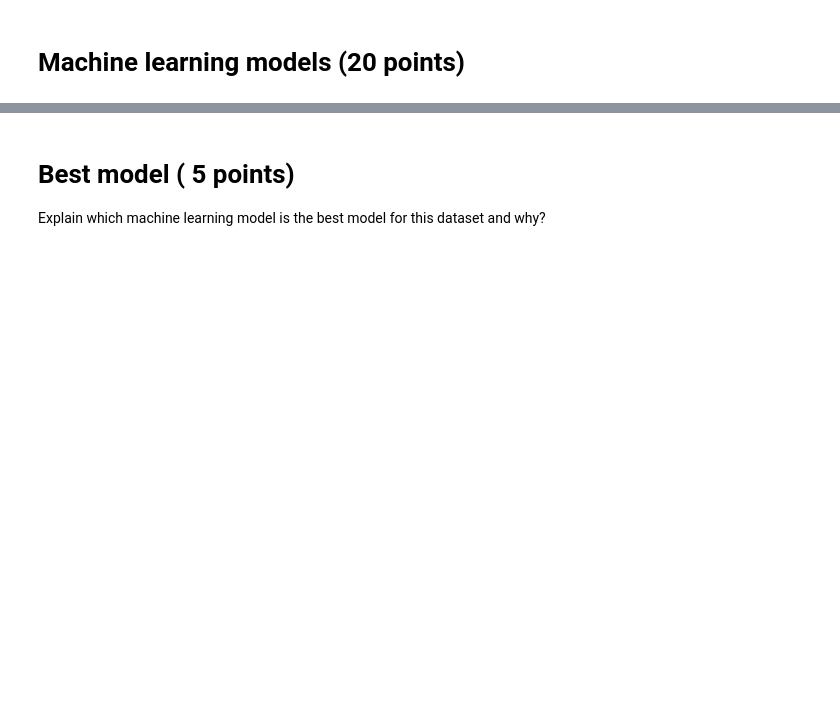
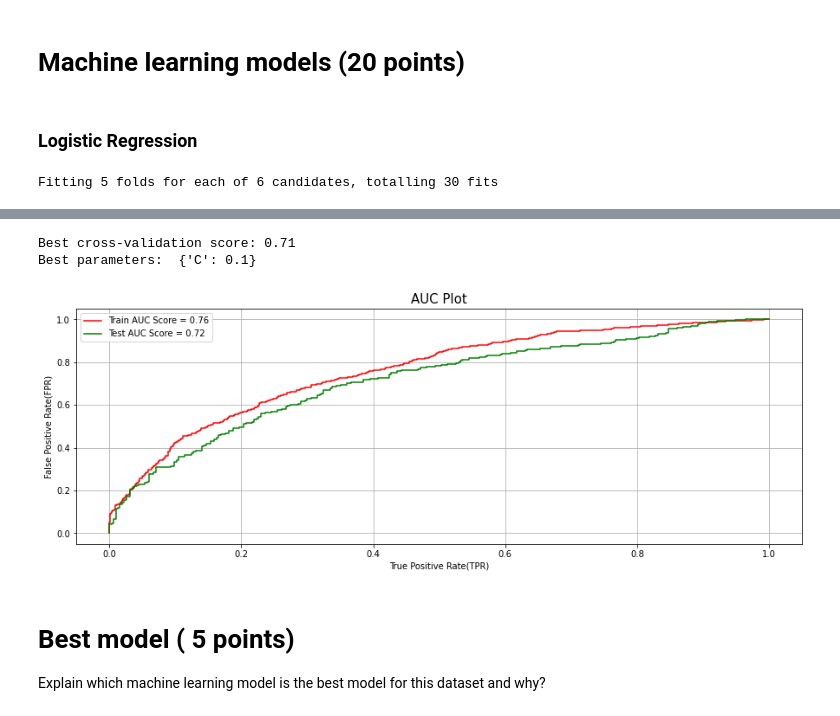
Before and after one commit to ddahiya16/Machine-Learning, a Jupyter notebook: Exam - Summer 2021.ipynb, the cells around one changed output, grey strips where cells are left out. Cells and saved outputs as stored; diff of their text form; code cells hidden in the pictures; blank space fills up the shorter version.

```diff
--- a/Exam - Summer 2021.ipynb
+++ b/Exam - Summer 2021.ipynb
@@ -1834,6 +1834,8 @@ pd.DataFrame(df_test).head()
 5 rows × 110 columns
 # %% [markdown]
 # Machine learning models (20 points)
+# %% [markdown]
+### Logistic Regression
 # %%
 ## initializing model
 clf_lr = LogisticRegression(penalty='l2', n_jobs = -1, solver='liblinear') #creating object
@@ -1843,7 +1845,7 @@ param_lr = {'C' : [10 ** x for x in range(-3,3)]}
 
 # hyper parameter tuning
 clf = GridSearchCV(clf_lr, param_lr,
-                   cv=5, scoring='roc_auc',
+                   cv=5, scoring='recall',
                    return_train_score=True,
                    verbose=5,
                    n_jobs=-1).fit(x_train, y_train)
@@ -1853,11 +1855,13 @@ print("Best parameters: ", clf.best_params_)
 
 ## predicting with best parameters
 clf_lr = LogisticRegression(penalty='l2', C=clf.best_params_['C'],
-                            n_jobs = -1, solver='liblinear').fit(xtrain, ytrain)
+                            n_jobs = -1, solver='liblinear').fit(x_train, y_train)
 
 ## output prediction
-ypred_tr = clf_lr.predict(xtrain)
-ypred_te = clf_lr.predict(xtest)
+ypred_tr = clf_lr.predict(x_train)
+ypred_te = clf_lr.predict(x_test)
 
 ## roc auc curve
-defined_auc_curve(clf_lr, xtrain, xtest, ytrain, ytest)
+defined_auc_curve(clf_lr, x_train, x_test, y_train, y_test)
+# %% [output]
+Fitting 5 folds for each of 6 candidates, totalling 30 fits
@@ -1864,3 +1872,6 @@ defined_auc_curve(clf_lr, xtrain, xtest, ytrain, ytest)
+Best cross-validation score: 0.71
+Best parameters:  {'C': 0.1}
+[figure, added]
 # %% [markdown]
 # Best model ( 5 points)
 Explain which machine learning model is the best model for this dataset and why?
```
Also changed, not shown: parts of 1 cell of this notebook.
